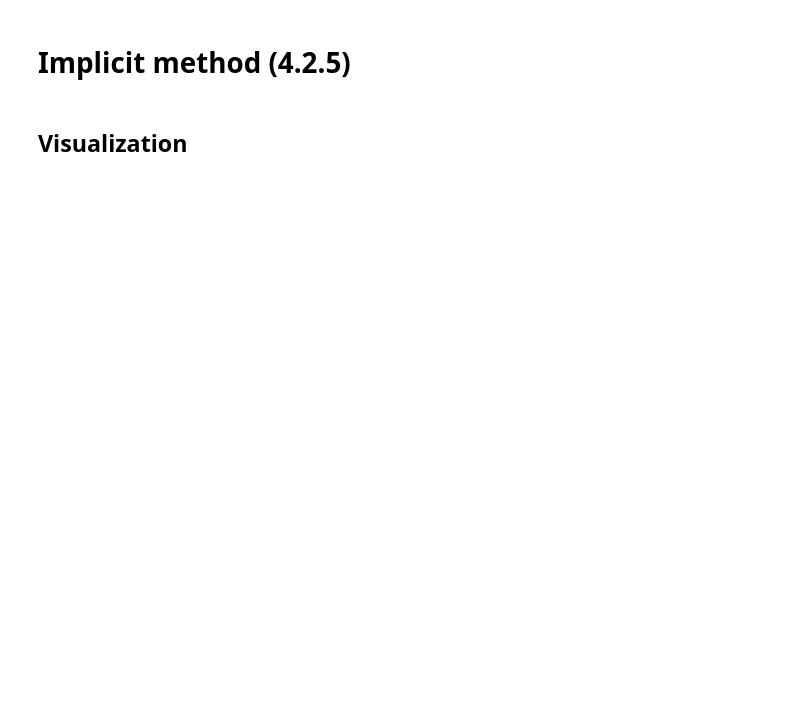
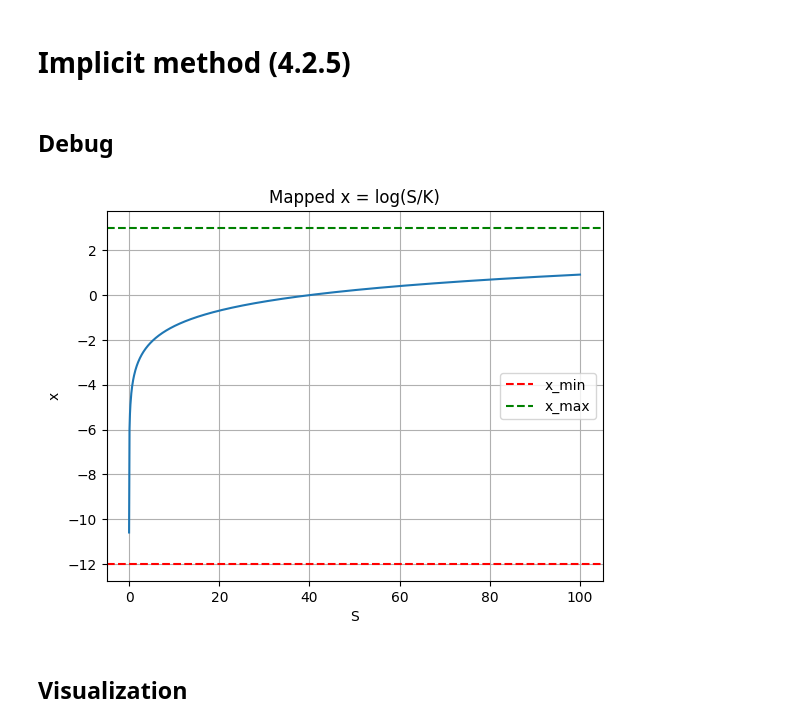
Before and after one commit to ChristophKnochenhauer/neural-optimal-stopping, a Jupyter notebook: implicit_method.ipynb, the cells around one changed output. Saved outputs shown, nothing was run; the diff lists cells and outputs as text; code cells hidden in the pictures; blank space fills up the shorter version.

```diff
--- a/implicit_method.ipynb
+++ b/implicit_method.ipynb
@@ -72,6 +82,22 @@ def V(S, t):
     x_val = np.log(S / K)
     tau_val = 0.5 * sigma**2 * (T - t)
     return v_interp([x_val, tau_val])
+# %% [markdown]
+## Debug
+# %%
+S_vals = np.linspace(1e-3, 100, 1000)
+x_vals = np.log(S_vals / K)
+plt.plot(S_vals, x_vals)
+plt.axhline(x_min, color='r', linestyle='--', label='x_min')
+plt.axhline(x_max, color='g', linestyle='--', label='x_max')
+plt.legend()
+plt.title("Mapped x = log(S/K)")
+plt.xlabel("S")
+plt.ylabel("x")
+plt.grid()
+plt.show()
+# %% [output]
+[figure, added]
 # %% [markdown]
 ## Visualization
 # %%
```
Also changed, not shown: parts of 7 cells of this notebook.
